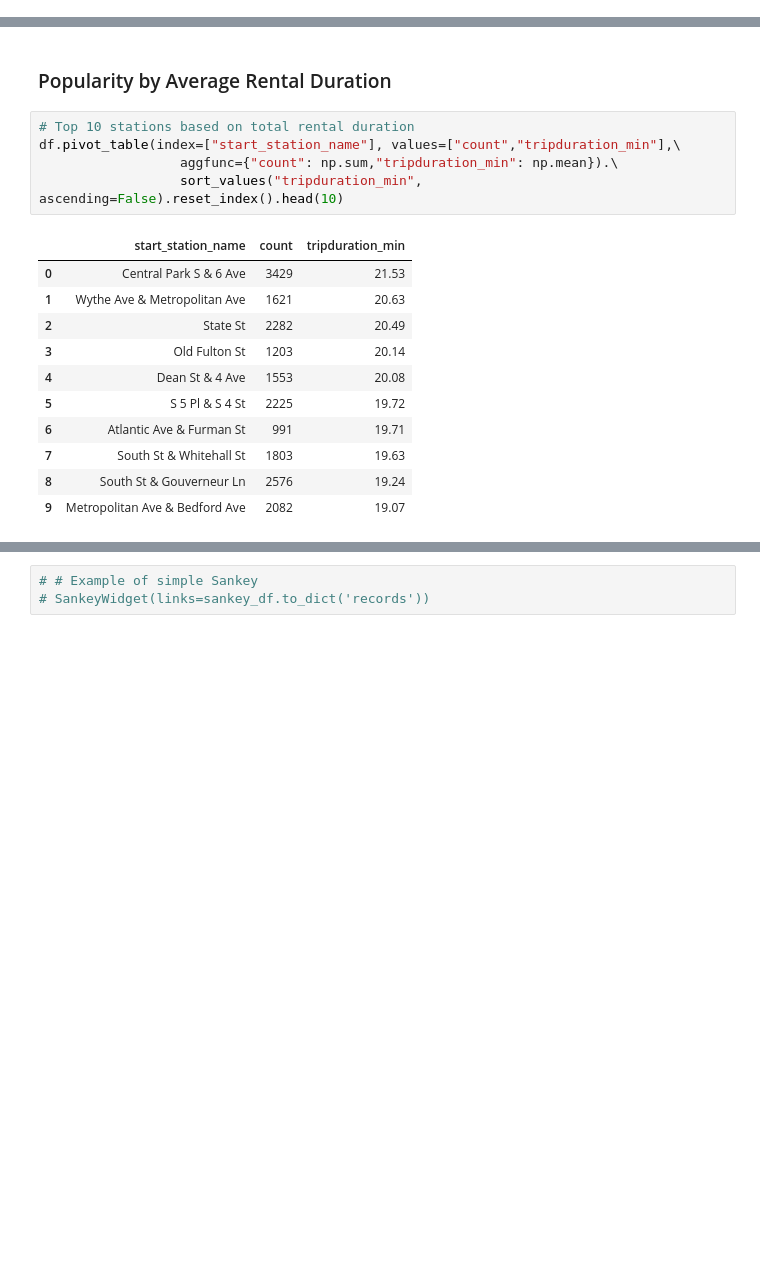
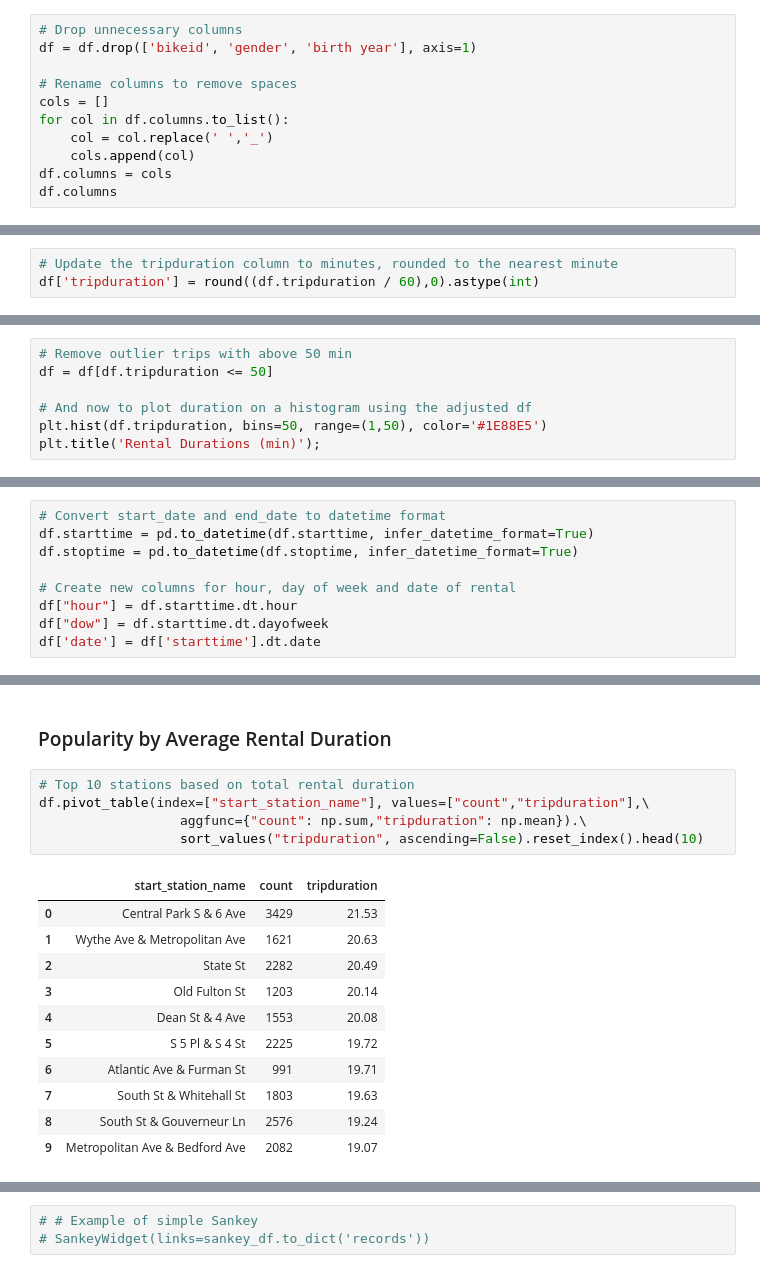
Before and after one commit to stevenrhart/bike-rentals, a Jupyter notebook: notebooks/Bike_Rentals.ipynb, the cells around one changed output, grey strips where cells are left out. Saved outputs shown, nothing was run; the diff lists cells and outputs as text; blank space fills up the shorter version.

Commit message:
More notebook cleanup and refactoring; cleaning up markdown, simplifying code and removing unnecessary cells

```diff
--- a/notebooks/Bike_Rentals.ipynb
+++ b/notebooks/Bike_Rentals.ipynb
@@ -340,0 +91,11 @@ For customers, we see similar counts Monday through Friday with a peak over the
+# %%
+# Drop unnecessary columns
+df = df.drop(['bikeid', 'gender', 'birth year'], axis=1)
+
+# Rename columns to remove spaces
+cols = []
+for col in df.columns.to_list():
+    col = col.replace(' ','_')
+    cols.append(col)
+df.columns = cols
+df.columns
@@ -340,0 +118,3 @@ For customers, we see similar counts Monday through Friday with a peak over the
+# %%
+# Update the tripduration column to minutes, rounded to the nearest minute
+df['tripduration'] = round((df.tripduration / 60),0).astype(int)
@@ -340,0 +142,7 @@ For customers, we see similar counts Monday through Friday with a peak over the
+# %%
+# Remove outlier trips with above 50 min
+df = df[df.tripduration <= 50]
+
+# And now to plot duration on a histogram using the adjusted df
+plt.hist(df.tripduration, bins=50, range=(1,50), color='#1E88E5')
+plt.title('Rental Durations (min)');
@@ -340,0 +175,9 @@ For customers, we see similar counts Monday through Friday with a peak over the
+# %%
+# Convert start_date and end_date to datetime format
+df.starttime = pd.to_datetime(df.starttime, infer_datetime_format=True)
+df.stoptime = pd.to_datetime(df.stoptime, infer_datetime_format=True)
+
+# Create new columns for hour, day of week and date of rental
+df["hour"] = df.starttime.dt.hour
+df["dow"] = df.starttime.dt.dayofweek
+df['date'] = df['starttime'].dt.date
@@ -384,11 +413,11 @@ df.pivot_table(index=["start_station_name"], values="count",\
 ### Popularity by Average Rental Duration
 # %%
 # Top 10 stations based on total rental duration
-df.pivot_table(index=["start_station_name"], values=["count","tripduration_min"],\
-                  aggfunc={"count": np.sum,"tripduration_min": np.mean}).\
-                  sort_values("tripduration_min", ascending=False).reset_index().head(10)
+df.pivot_table(index=["start_station_name"], values=["count","tripduration"],\
+                  aggfunc={"count": np.sum,"tripduration": np.mean}).\
+                  sort_values("tripduration", ascending=False).reset_index().head(10)
 # %% [output]
-|  | start_station_name | count | tripduration_min |
+|  | start_station_name | count | tripduration |
 | 0 | Central Park S & 6 Ave | 3429 | 21.53 |
 | 1 | Wythe Ave & Metropolitan Ave | 1621 | 20.63 |
 | 2 | State St | 2282 | 20.49 |
```
Also changed, not shown: parts of 76 cells of this notebook, 1 other file.
